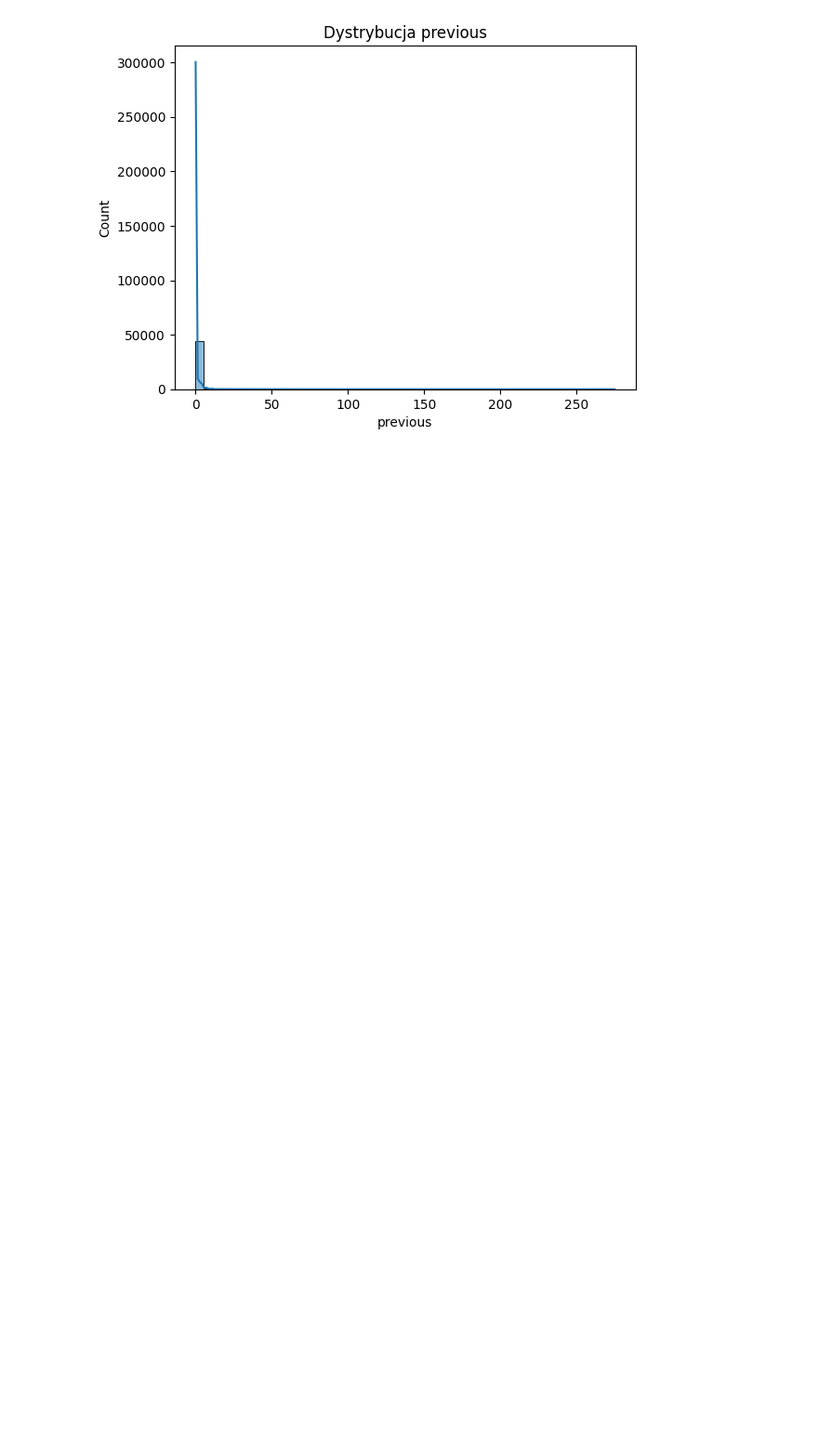
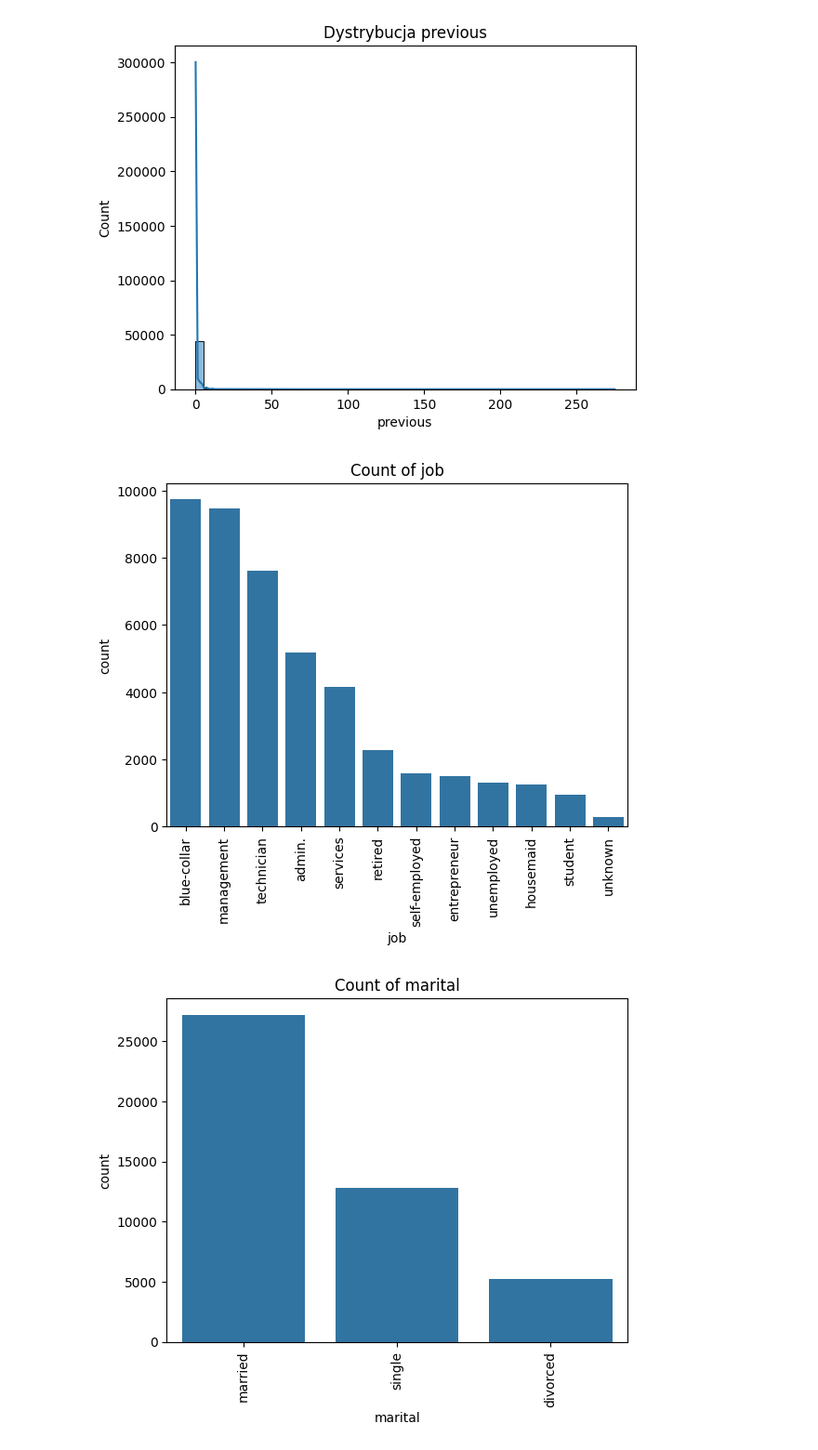
Before and after one commit to scislinski-r/EDA---kampania-banku, a Jupyter notebook: Main.ipynb, the cells around one changed output. Shown at 93% size. Cells and saved outputs as stored; diff of their text form; code cells hidden in the pictures; blank space fills up the shorter version.

```diff
--- a/Main.ipynb
+++ b/Main.ipynb
@@ -84,6 +82,8 @@ df['y'] = df['y'].replace({'yes': 1, 'no': 0})
 # Podział kolumn wg. typu danych (numeryczne)
 
 numeric_columns = df[['age', 'balance', 'day', 'duration', 'campaign', 'pdays', 'previous']]
+categorical_columns = df[['job', 'marital', 'education', 'contact', 'month', 'poutcome']]
+binary_columns = df[['default', 'housing', 'loan', 'y']]
 # %%
 df.nunique()
 # %% [output]
@@ -215,3 +215,12 @@ for col in numeric_columns:
 [figure]
 [figure]
 [figure]
+# %%
+for col in categorical_columns:
+    sns.countplot(x=df[col], order = df[col].value_counts().index)
+    plt.title(f'Count of {col}')
+    plt.xticks(rotation=90)
+    plt.show()
+# %% [output]
+[figure, added]
+[figure, added]
```
Also changed, not shown: parts of 4 cells of this notebook, 1 other file.
